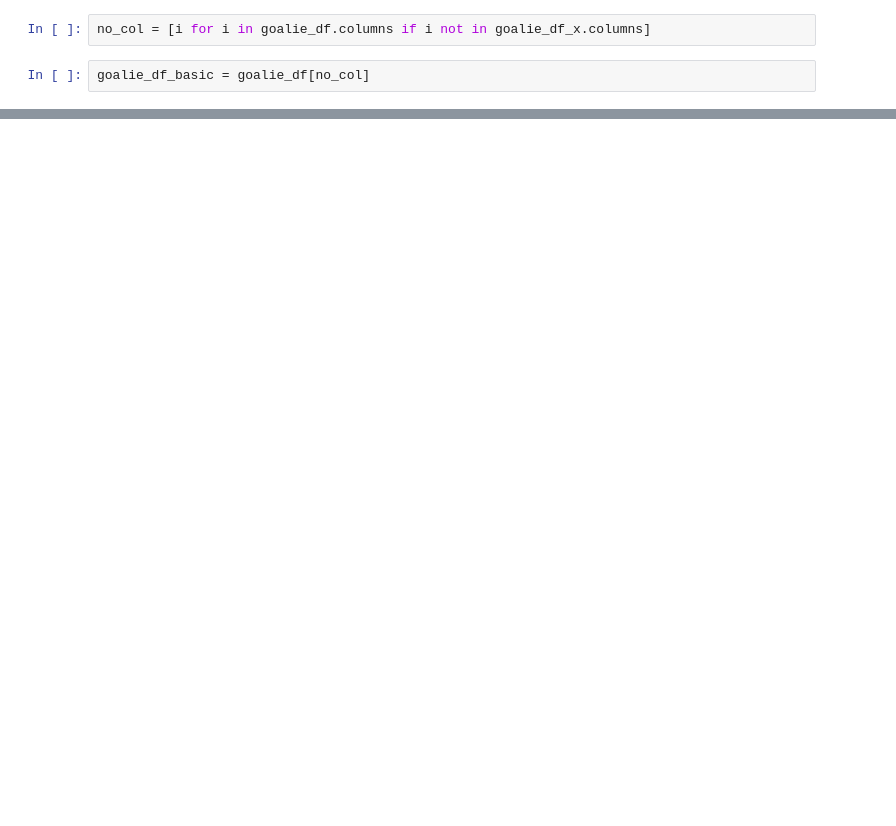
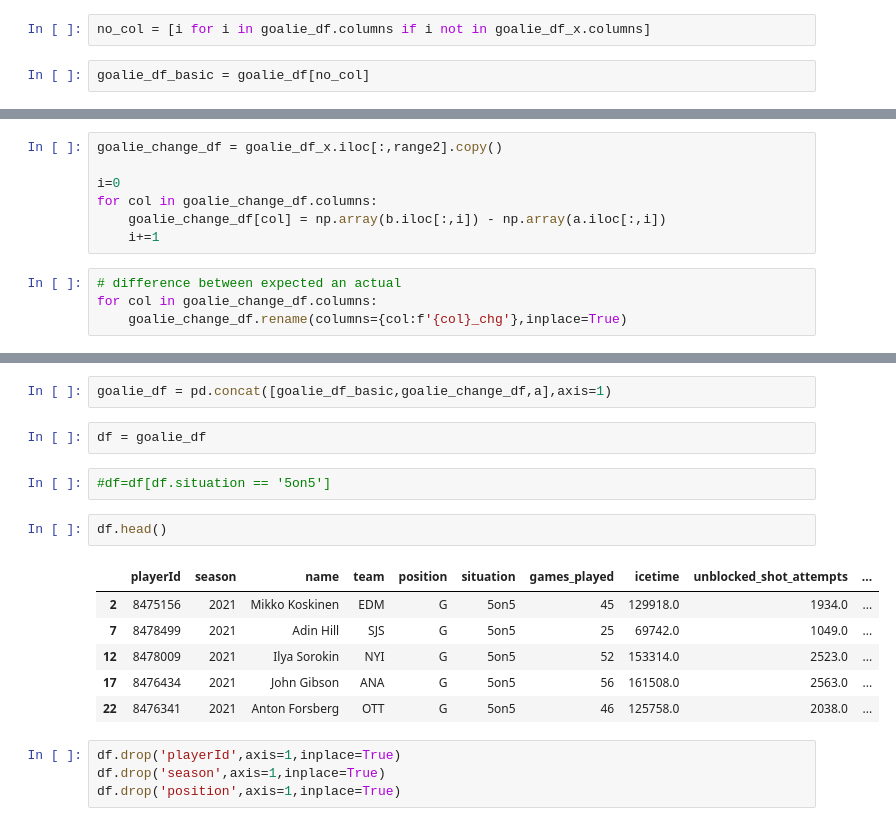
Before and after one commit to ArielJosephCohen/nhl_winning_odds, a Jupyter notebook: 1_eda.ipynb, the cells around one changed output, grey strips where cells are left out. Saved outputs shown, nothing was run; the diff lists cells and outputs as text; blank space fills up the shorter version.

Commit message:
scraped game data

```diff
--- a/1_eda.ipynb
+++ b/1_eda.ipynb
@@ -51 +74,12 @@ goalie_df_basic = goalie_df[no_col]
+# %%
+goalie_change_df = goalie_df_x.iloc[:,range2].copy()
+
+i=0
+for col in goalie_change_df.columns:
+    goalie_change_df[col] = np.array(b.iloc[:,i]) - np.array(a.iloc[:,i])
+    i+=1
+# %%
+# difference between expected an actual
+for col in goalie_change_df.columns:
+    goalie_change_df.rename(columns={col:f'{col}_chg'},inplace=True)
 # %%
@@ -66,0 +94,19 @@ goalie_df_basic
+# %%
+goalie_df = pd.concat([goalie_df_basic,goalie_change_df,a],axis=1)
+# %%
+df = goalie_df
+# %%
+#df=df[df.situation == '5on5']
+# %%
+df.head()
+# %% [output]
+|  | playerId | season | name | team | position | situation | games_played | icetime | unblocked_shot_attempts | ... |
+| 2 | 8475156 | 2021 | Mikko Koskinen | EDM | G | 5on5 | 45 | 129918.0 | 1934.0 | ... |
+| 7 | 8478499 | 2021 | Adin Hill | SJS | G | 5on5 | 25 | 69742.0 | 1049.0 | ... |
+| 12 | 8478009 | 2021 | Ilya Sorokin | NYI | G | 5on5 | 52 | 153314.0 | 2523.0 | ... |
+| 17 | 8476434 | 2021 | John Gibson | ANA | G | 5on5 | 56 | 161508.0 | 2563.0 | ... |
+| 22 | 8476341 | 2021 | Anton Forsberg | OTT | G | 5on5 | 46 | 125758.0 | 2038.0 | ... |
+# %%
+df.drop('playerId',axis=1,inplace=True)
+df.drop('season',axis=1,inplace=True)
+df.drop('position',axis=1,inplace=True)
```
Also changed, not shown: parts of 15 cells of this notebook, 1 other file.
